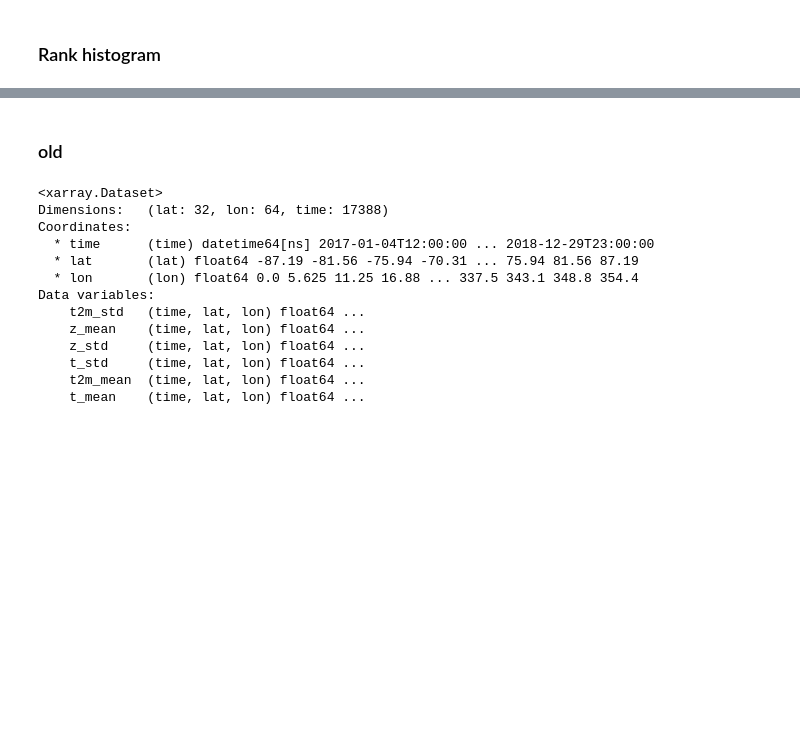
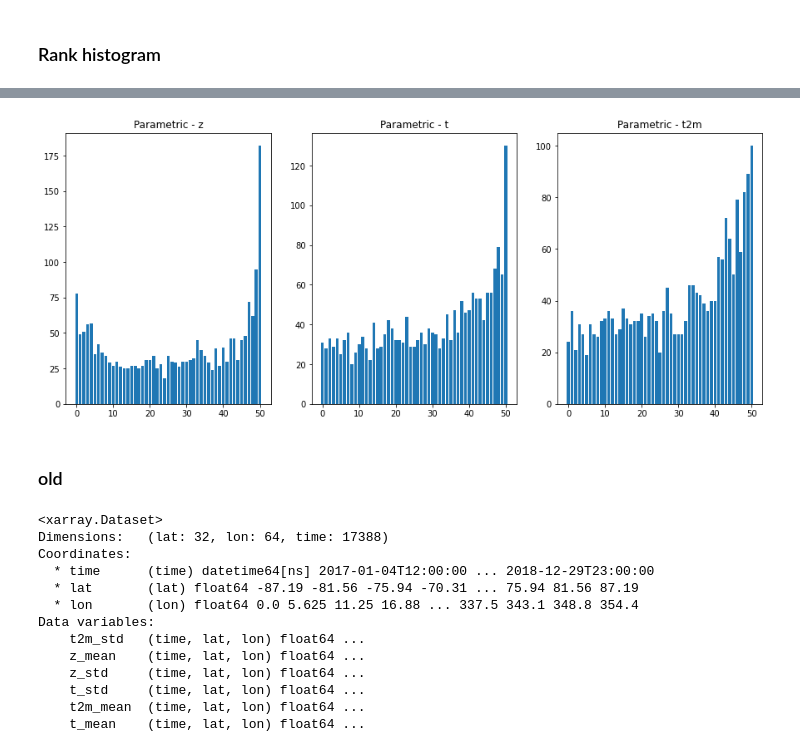
Before and after one commit to sagar-garg/WeatherBench, a Jupyter notebook: nbs_probabilistic/all-scores-comparison.ipynb, the cells around one changed output, grey strips where cells are left out. Saved outputs shown, nothing was run; the diff lists cells and outputs as text; code cells hidden in the pictures; blank space fills up the shorter version.

```diff
--- a/nbs_probabilistic/all-scores-comparison.ipynb
+++ b/nbs_probabilistic/all-scores-comparison.ipynb
@@ -522,2 +541,0 @@ ds = xr.open_dataset('/home/rasp/data/myWeatherBench/predictions/120-resnet_d3_p
-# %%
-p = ds[['z-mean', 't-mean']].rename({'z-mean': 'z', 't-mean': 't'})
@@ -571,0 +590,33 @@ Data variables:
+# %%
+members=50
+# %%
+das = []
+for v in preds_ztt_mean:
+    da = xr.DataArray(
+        np.random.normal(
+            preds_ztt_mean[v].values,
+            preds_ztt_std[v].values,
+            size=(members, *preds_ztt_mean[v].shape)
+        ),
+        coords={
+            'member': np.arange(members),
+            'time': preds_ztt_mean.time,
+            'lat': preds_ztt_mean.lat,
+            'lon': preds_ztt_mean.lon,},
+        dims=['member','time','lat', 'lon'],
+        name=v
+    )
+    das.append(da)
+preds_ztt_ens = xr.merge(das)
+# %%
+ranks = {}
+for v in preds_ztt_ens:
+    print(v)
+    time = preds_ztt_ens.time[:1]
+    p = preds_ztt_ens[v].sel(time=time)
+    o = valid[v].sel(time=time).load()
+    mask = np.ones(o.shape)
+    rank = rankz(o.values, p.values, mask)
+    with open(f'tmp/rank_param_{v}.pkl', 'wb') as f:
+        pickle.dump(rank, f)
+    ranks[v] = rank
@@ -572,3 +632,11 @@ Data variables:
+# %%
+fig, axs = plt.subplots(1, 3, figsize=(15, 6))
+for j, v in enumerate(['z', 't', 't2m']):
+    r = ranks[v]
+    axs[j].bar(np.arange(51), r[0])
+    axs[j].set_title(f'Parametric - {v}')
+# %% [output]
+[figure, added]
 # %% [markdown]
 ### old
 # %%
```
Also changed, not shown: parts of 21 cells of this notebook.
